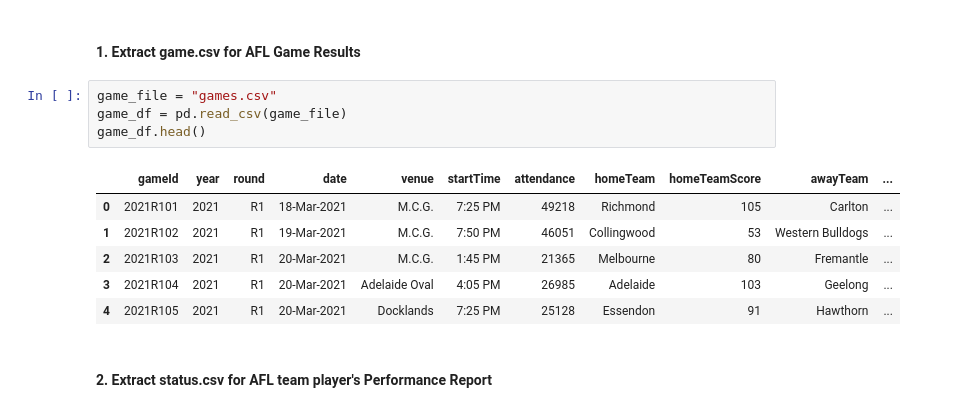
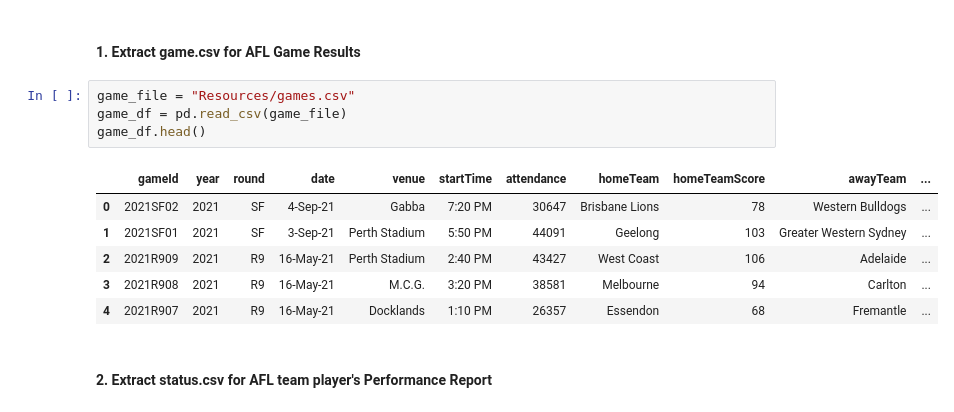
Before and after one commit to pt1Project2/ETL-Project, a Jupyter notebook: ELT_v3.ipynb, the cells around one changed output. Cells and saved outputs as stored; diff of their text form.

```diff
--- a/ELT_v3.ipynb
+++ b/ELT_v3.ipynb
@@ -6,16 +9,16 @@ from sqlalchemy import create_engine
 # %% [markdown]
 #### 1. Extract game.csv for AFL Game Results
 # %%
-game_file = "games.csv"
+game_file = "Resources/games.csv"
 game_df = pd.read_csv(game_file)
 game_df.head()
 # %% [output]
 |  | gameId | year | round | date | venue | startTime | attendance | homeTeam | homeTeamScore | awayTeam | ... |
-| 0 | 2021R101 | 2021 | R1 | 18-Mar-2021 | M.C.G. | 7:25 PM | 49218 | Richmond | 105 | Carlton | ... |
-| 1 | 2021R102 | 2021 | R1 | 19-Mar-2021 | M.C.G. | 7:50 PM | 46051 | Collingwood | 53 | Western Bulldogs | ... |
-| 2 | 2021R103 | 2021 | R1 | 20-Mar-2021 | M.C.G. | 1:45 PM | 21365 | Melbourne | 80 | Fremantle | ... |
-| 3 | 2021R104 | 2021 | R1 | 20-Mar-2021 | Adelaide Oval | 4:05 PM | 26985 | Adelaide | 103 | Geelong | ... |
-| 4 | 2021R105 | 2021 | R1 | 20-Mar-2021 | Docklands | 7:25 PM | 25128 | Essendon | 91 | Hawthorn | ... |
+| 0 | 2021SF02 | 2021 | SF | 4-Sep-21 | Gabba | 7:20 PM | 30647 | Brisbane Lions | 78 | Western Bulldogs | ... |
+| 1 | 2021SF01 | 2021 | SF | 3-Sep-21 | Perth Stadium | 5:50 PM | 44091 | Geelong | 103 | Greater Western Sydney | ... |
+| 2 | 2021R909 | 2021 | R9 | 16-May-21 | Perth Stadium | 2:40 PM | 43427 | West Coast | 106 | Adelaide | ... |
+| 3 | 2021R908 | 2021 | R9 | 16-May-21 | M.C.G. | 3:20 PM | 38581 | Melbourne | 94 | Carlton | ... |
+| 4 | 2021R907 | 2021 | R9 | 16-May-21 | Docklands | 1:10 PM | 26357 | Essendon | 68 | Fremantle | ... |
 # %% [markdown]
 #### 2. Extract status.csv for AFL team player's Performance Report
 # %%
```
Also changed, not shown: parts of 17 cells of this notebook, 12 other files.
